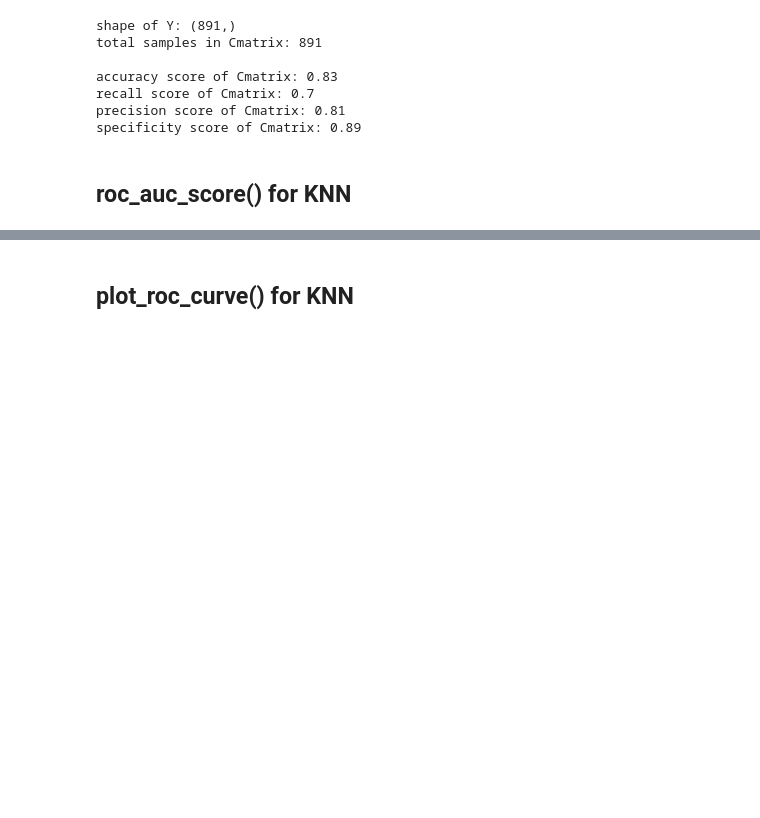
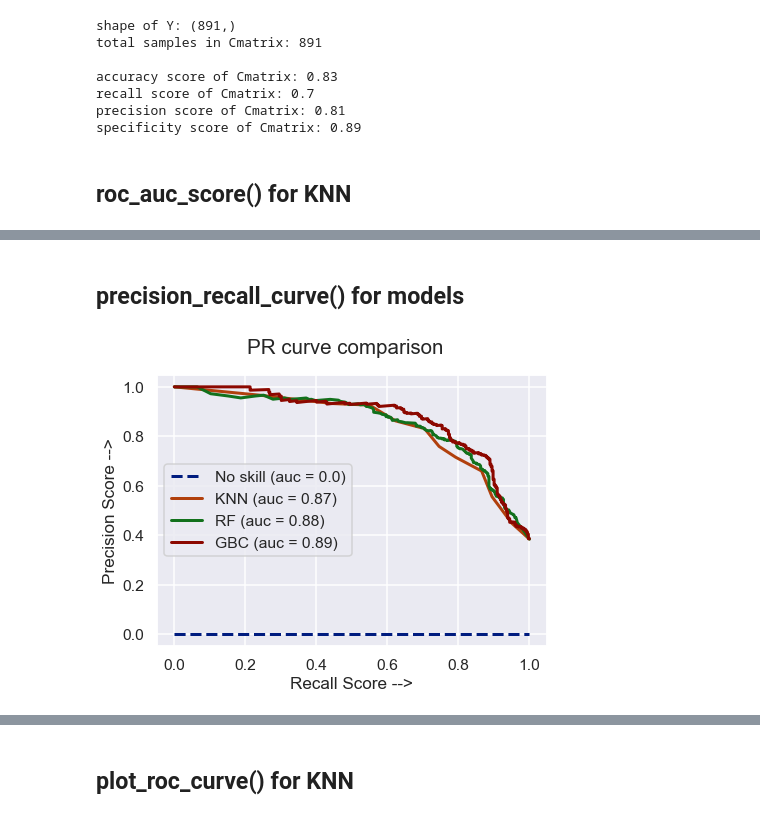
Before and after one commit to ggomp2885/Kaggle_Competitions, a Jupyter notebook: titanic_classification/training.ipynb, the cells around one changed output, grey strips where cells are left out. Saved outputs shown, nothing was run; the diff lists cells and outputs as text; code cells hidden in the pictures; blank space fills up the shorter version.

```diff
--- a/titanic_classification/training.ipynb
+++ b/titanic_classification/training.ipynb
@@ -248,0 +272,41 @@ gbc auc check: 0.89
+# %% [markdown]
+## precision_recall_curve() for models
+# %%
+plt.rcParams["figure.figsize"] = (7,5)
+sns.set(context='talk',
+        font_scale=.95,
+        font='arial',
+        palette='dark',
+        rc={"lines.linewidth" : 3})
+
+
+# no skill
+x_no_skill = [0,1]
+y_no_skill = [0,0]
+auc_no_skill = auc(x_no_skill,  y_no_skill)
+
+# knn
+precision_knn, recall_knn, _ = precision_recall_curve(Y, y_pred_probs_knn)
+auc_score_knn = round(auc(recall_knn, precision_knn), 2)
+
+# gbc
+precision_gbc, recall_gbc, _ = precision_recall_curve(Y, y_pred_probs_gbc)
+auc_score_gbc = round(auc(recall_gbc, precision_gbc), 2)
+
+# rf
+precision_rf, recall_rf, _ = precision_recall_curve(Y, y_pred_probs_rf)
+auc_score_rf = round(auc(recall_rf, precision_rf), 2)
+
+
+plt.plot(x_no_skill, y_no_skill, linestyle='--', label = f'No skill (auc = {auc_no_skill})')
+plt.plot(recall_knn, precision_knn, label = f'KNN (auc = {auc_knn})')
+plt.plot(recall_rf, precision_rf, label = f'RF (auc = {auc_rf})')
+plt.plot(recall_gbc, precision_gbc, label = f'GBC (auc = {auc_gbc})')
+
+plt.suptitle("PR curve comparison")
+plt.xlabel('Recall Score -->')
+plt.ylabel('Precision Score -->')
+plt.legend()
+plt.show()
+# %% [output]
+[figure, added]
```
Also changed, not shown: parts of 12 cells of this notebook.
